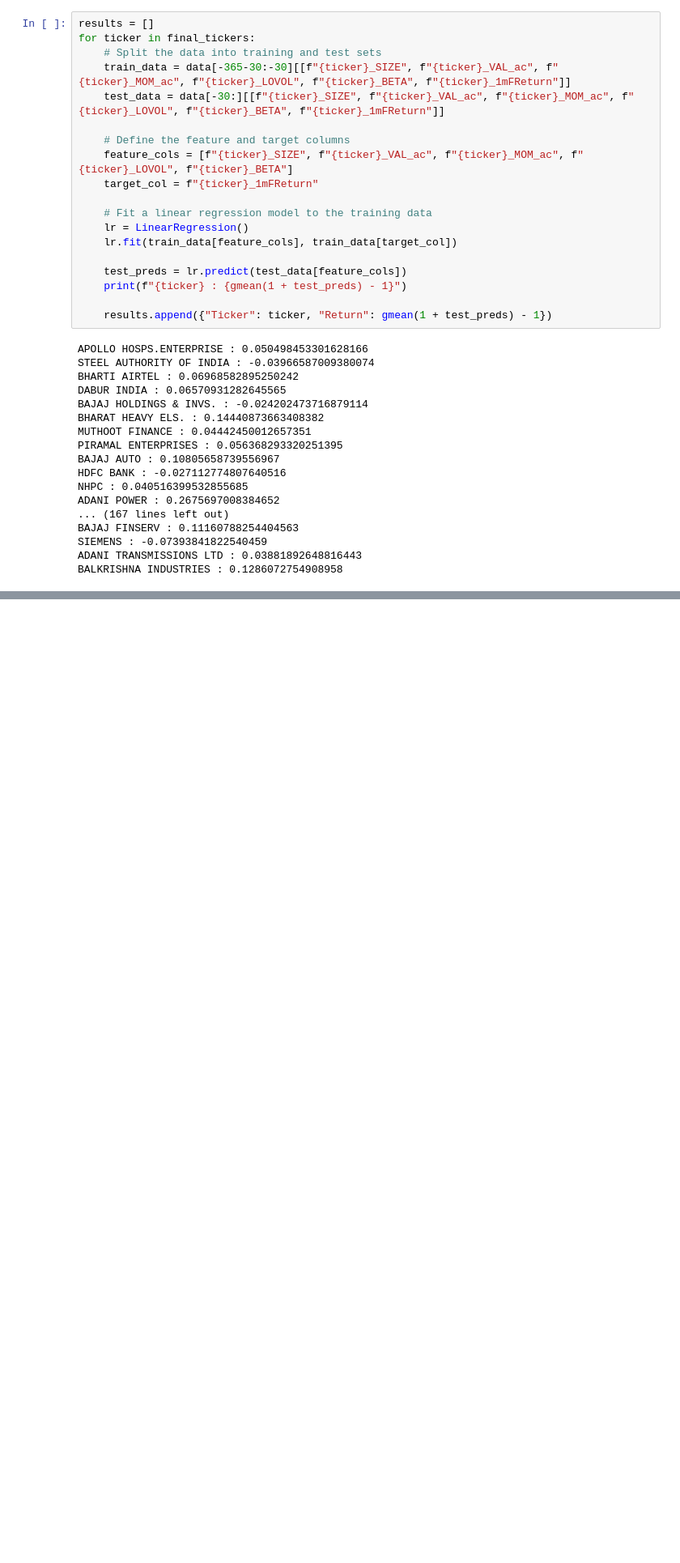
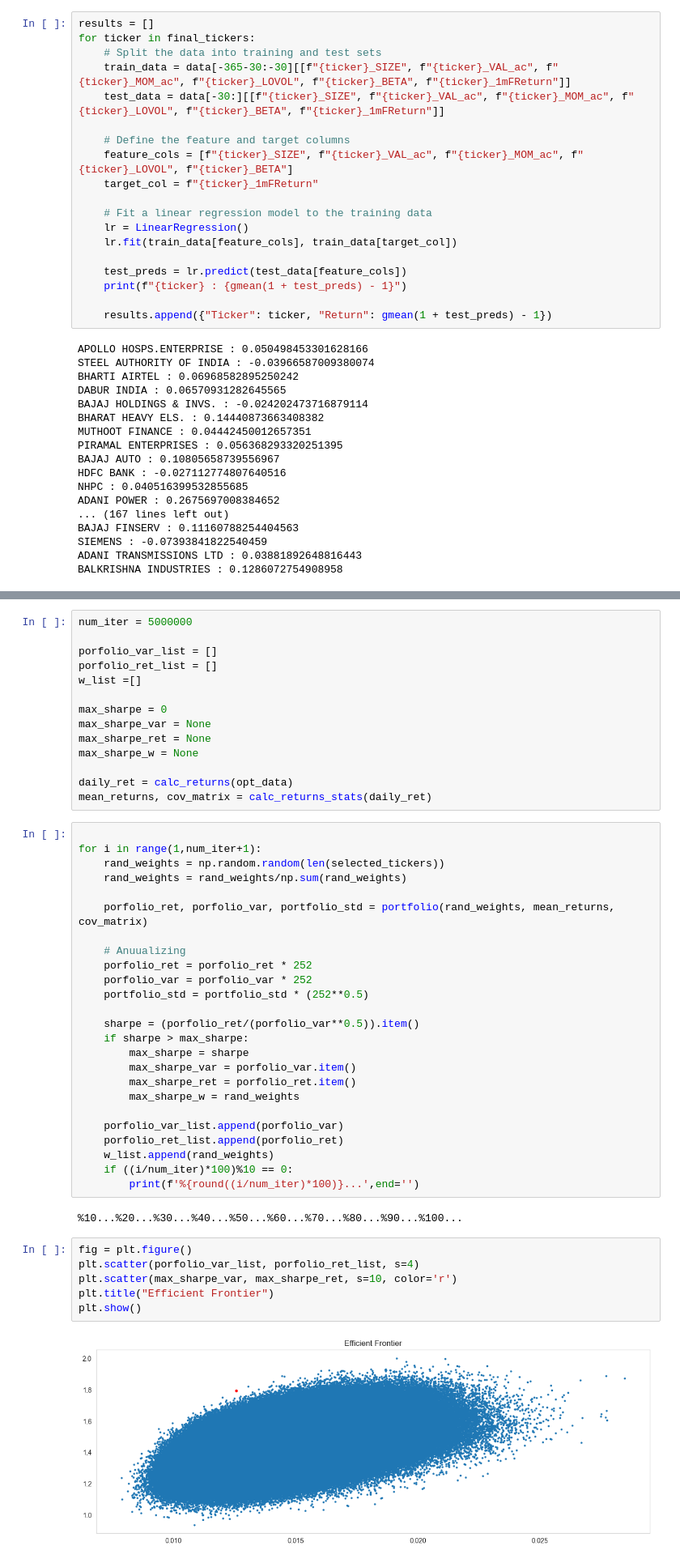
Before and after one commit to Suprabhash/IAPM---Long-Only-Factor-Portfolios, a Jupyter notebook: StockSelection.ipynb, the cells around one changed output, grey strips where cells are left out. Shown at 81% size. Saved outputs shown, nothing was run; the diff lists cells and outputs as text; blank space fills up the shorter version.

Commit message:
Portfolio Optimisation

```diff
--- a/StockSelection.ipynb
+++ b/StockSelection.ipynb
@@ -126,0 +159,49 @@ pd.DataFrame(results).sort_values("Return", ascending=False).head(20).reset_inde
+# %%
+num_iter = 5000000
+
+porfolio_var_list = []
+porfolio_ret_list = []
+w_list =[]
+
+max_sharpe = 0
+max_sharpe_var = None
+max_sharpe_ret = None
+max_sharpe_w = None
+
+daily_ret = calc_returns(opt_data)
+mean_returns, cov_matrix = calc_returns_stats(daily_ret)
+# %%
+
+for i in range(1,num_iter+1):
+    rand_weights = np.random.random(len(selected_tickers))
+    rand_weights = rand_weights/np.sum(rand_weights)
+
+    porfolio_ret, porfolio_var, portfolio_std = portfolio(rand_weights, mean_returns, cov_matrix)
+
+    # Anuualizing
+    porfolio_ret = porfolio_ret * 252
+    porfolio_var = porfolio_var * 252
+    portfolio_std = portfolio_std * (252**0.5)
+
+    sharpe = (porfolio_ret/(porfolio_var**0.5)).item()
+    if sharpe > max_sharpe:
+        max_sharpe = sharpe
+        max_sharpe_var = porfolio_var.item()
+        max_sharpe_ret = porfolio_ret.item()
+        max_sharpe_w = rand_weights
+
+    porfolio_var_list.append(porfolio_var)
+    porfolio_ret_list.append(porfolio_ret)
+    w_list.append(rand_weights)
+    if ((i/num_iter)*100)%10 == 0:
+        print(f'%{round((i/num_iter)*100)}...',end='')
+# %% [output]
+%10...%20...%30...%40...%50...%60...%70...%80...%90...%100...
+# %%
+fig = plt.figure()
+plt.scatter(porfolio_var_list, porfolio_ret_list, s=4)
+plt.scatter(max_sharpe_var, max_sharpe_ret, s=10, color='r')
+plt.title("Efficient Frontier")
+plt.show()
+# %% [output]
+[figure, added]
```
Also changed, not shown: parts of 8 cells of this notebook.
